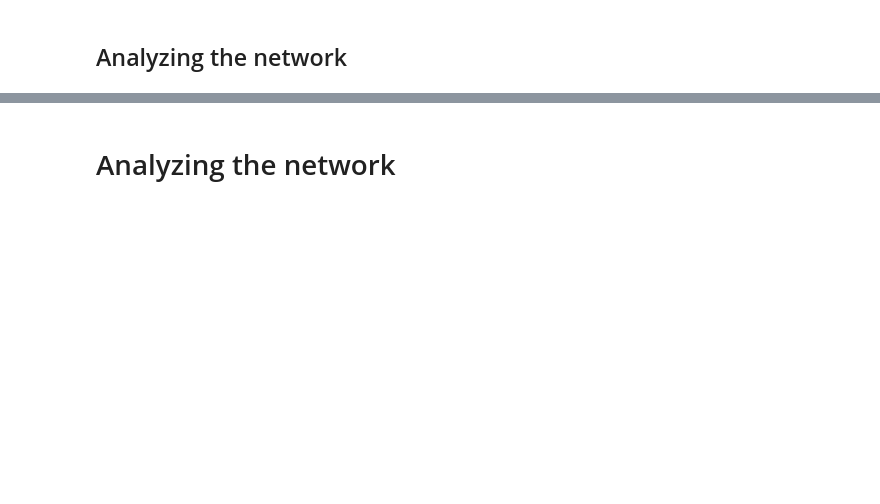
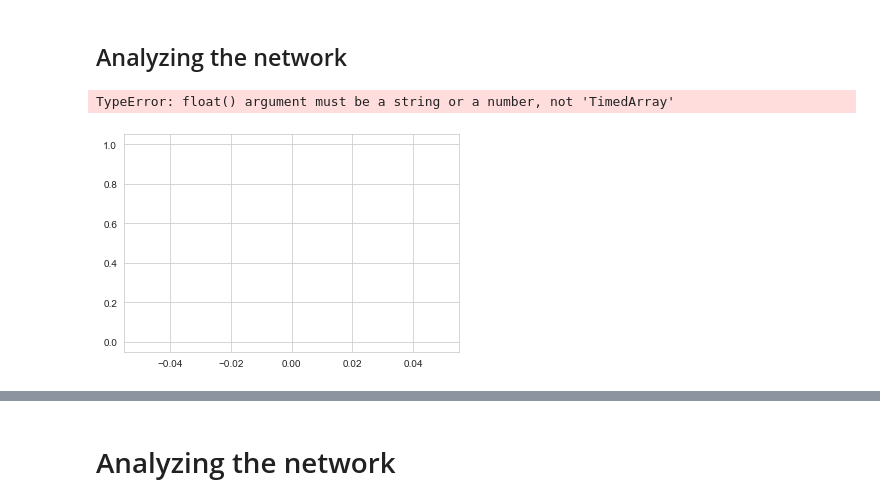
Before and after one commit to LaurenKeizer/BachelorStage, a Jupyter notebook: Microcircuit/Forward.ipynb, the cells around one changed output, grey strips where cells are left out. Drawn from its saved outputs; the diff is of its cells as text; code cells hidden in the pictures; blank space fills up the shorter version.

```diff
--- a/Microcircuit/Forward.ipynb
+++ b/Microcircuit/Forward.ipynb
@@ -100,6 +98,14 @@ plt.show()
 #the spiketrain of the modulated neuron
 spiketrain_PC = make_spiketrain(PC_S.values('v')[1])
 spiketrain_IN = make_spiketrain(IN_S)
+# %%
+plt.plot(spiketrain_PC)
+plt.plot(inj_current, label = 'inj_current')
+plt.plot(hidden_state, label='hidden_state')
+plt.show()
+# %% [output]
+TypeError: float() argument must be a string or a number, not 'TimedArray'
+[figure, added]
 # %%
 output_PC = analyze_exp(hidden_state, input_theory, 0, spiketrain_PC, p.duration/p.sampling_rate, 'PC neuron')
 output_IN = analyze_exp(hidden_state, input_theory, 0, spiketrain_IN, p.duration/p.sampling_rate, 'Input neuron')
```
Also changed, not shown: parts of 10 cells of this notebook, 11 other files.
